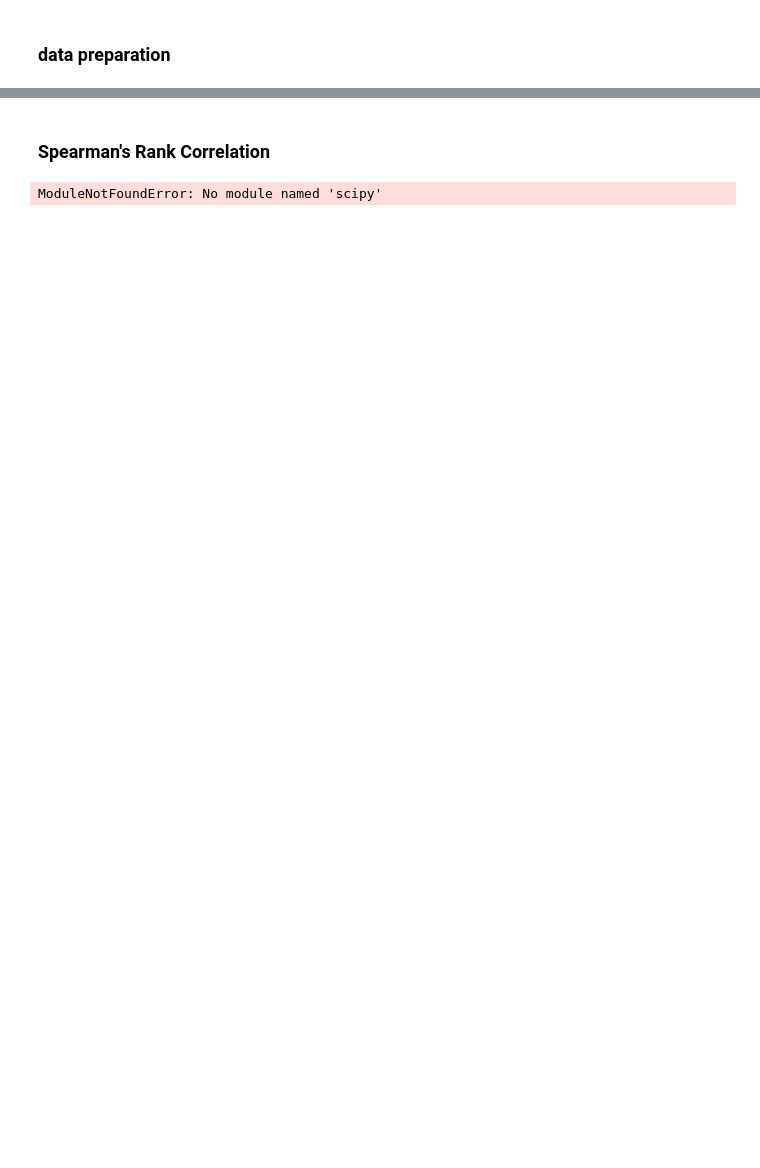
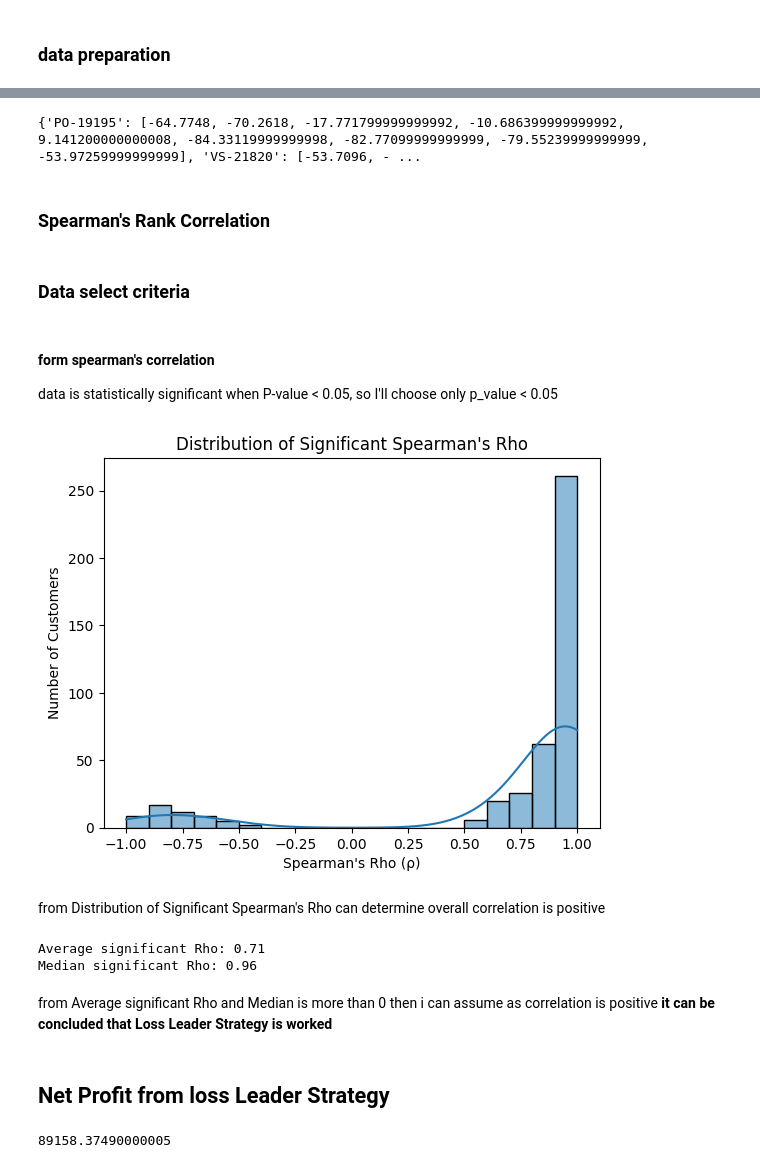
Before and after one commit to Faiisu/E-commerce-Data-Analysis, a Jupyter notebook: LossLeaderAnalysis.ipynb, the cells around one changed output, grey strips where cells are left out. Cells and saved outputs as stored; diff of their text form; code cells hidden in the pictures; blank space fills up the shorter version.

Commit message:
update loss leader analysis

```diff
--- a/LossLeaderAnalysis.ipynb
+++ b/LossLeaderAnalysis.ipynb
@@ -12,7 +13,0 @@ for i in df.columns: print(f"[{i}]", end = ", ")
-# %%
-lists = ["Ship Mode", "Segment", "Country", "Region", "Category", "Discount"]
-
-for i in lists:
-    data = df[[i, "Profit"]]
-    data = data.groupby([i]).sum()
-    print(data)
@@ -68,12 +46,10 @@ if the hypothesis is correct, the resulting should be positive corelation betwee
 # %%
-import matplotlib.pyplot as plt
-
 customers = dict()
 
 #sorted data from Order date
 sorted_data = df.sort_values("Order Date")
 
-for idx,row in df.iterrows():
+for idx,row in sorted_data.iterrows():
     id, profit = row["Customer ID"], row["Profit"]
 
     if id not in customers and profit < 0:
@@ -82,14 +58,61 @@ for idx,row in df.iterrows():
 
     if id in customers:
         customers[id].append(customers[id][len(customers[id])-1] + profit)
+
+print(customers)
+# %% [output]
+{'PO-19195': [-64.7748, -70.2618, -17.771799999999992, -10.686399999999992, 9.141200000000008, -84.33119999999998, -82.77099999999999, -79.55239999999999, -53.97259999999999], 'VS-21820': [-53.7096, - ...
 # %% [markdown]
 ### Spearman's Rank Correlation
 # %%
-from scipy.stats import spearmanr
+spearman = dict()
 
 for id in customers:
+    if len(customers[id]) <= 2 : continue #avoid data set that can't finding rho, p_values
 
+    x = [i for i in range(1, len(customers[id])+1)]
+    rho, p_value = spearmanr(x, customers[id])
+    if rho == np.nan : print(1)
 
-    break
+    spearman[id] = {"rho":rho,
+                    "p_value":p_value}
+
+sp_df = pd.DataFrame.from_dict(spearman, orient='index')
+sp_df.index.name = 'customer_id'
-# %% [output]
-ModuleNotFoundError: No module named 'scipy'
+# %% [markdown]
+### Data select criteria
+# %% [markdown]
+#### form spearman's correlation
+data is statistically significant when P-value < 0.05, so I'll choose only p_value < 0.05
+# %%
+significant_cor = sp_df.query("p_value < 0.05")
+
+sns.histplot(significant_cor['rho'], bins=20, kde=True)
+plt.title('Distribution of Significant Spearman\'s Rho')
+plt.xlabel('Spearman\'s Rho (ρ)')
+plt.ylabel('Number of Customers')
+plt.show()
+# %% [output]
+[figure, added]
+# %% [markdown]
+from Distribution of Significant Spearman's Rho can determine overall correlation is positive
+# %%
+mean_rho = significant_cor['rho'].mean()
+median_rho = significant_cor['rho'].median()
+
+print(f"Average significant Rho: {mean_rho:.2f}")
+print(f"Median significant Rho: {median_rho:.2f}")
+# %% [output]
+Average significant Rho: 0.71
+Median significant Rho: 0.96
+# %% [markdown]
+from Average significant Rho and Median is more than 0 then i can assume as correlation is positive **it can be concluded that Loss Leader Strategy is worked**
+# %% [markdown]
+## Net Profit from loss Leader Strategy
+# %%
+total = 0
+for id in customers:
+    total += customers[id][len(customers[id])-1]
+print(total)
+# %% [output]
+89158.37490000005
```
Also changed, not shown: parts of 7 cells of this notebook, 9 other files.
